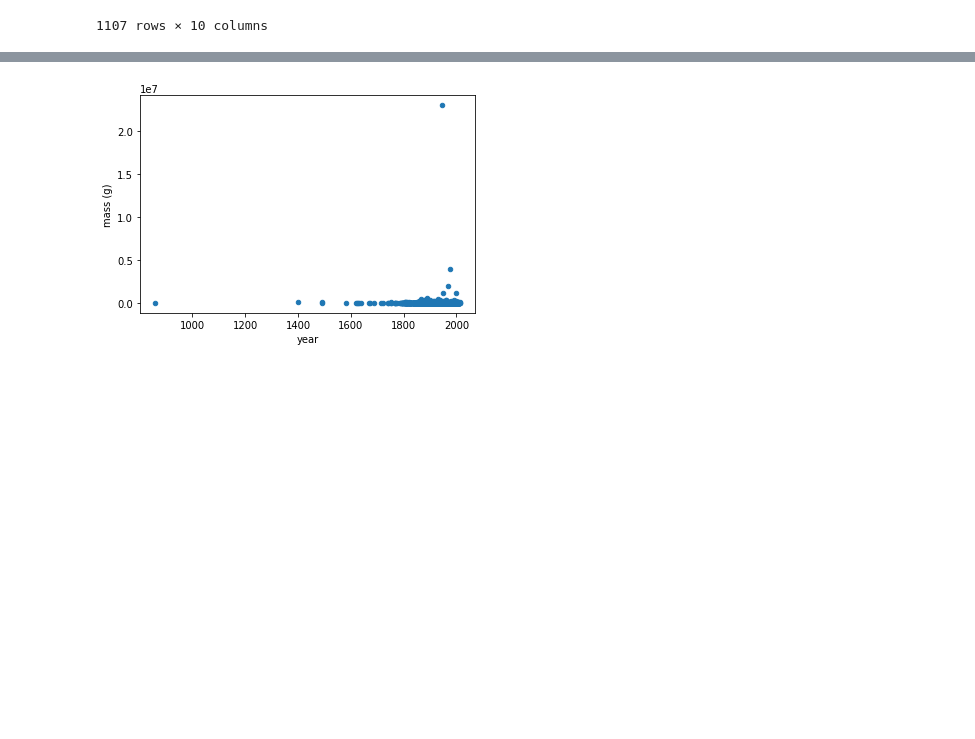
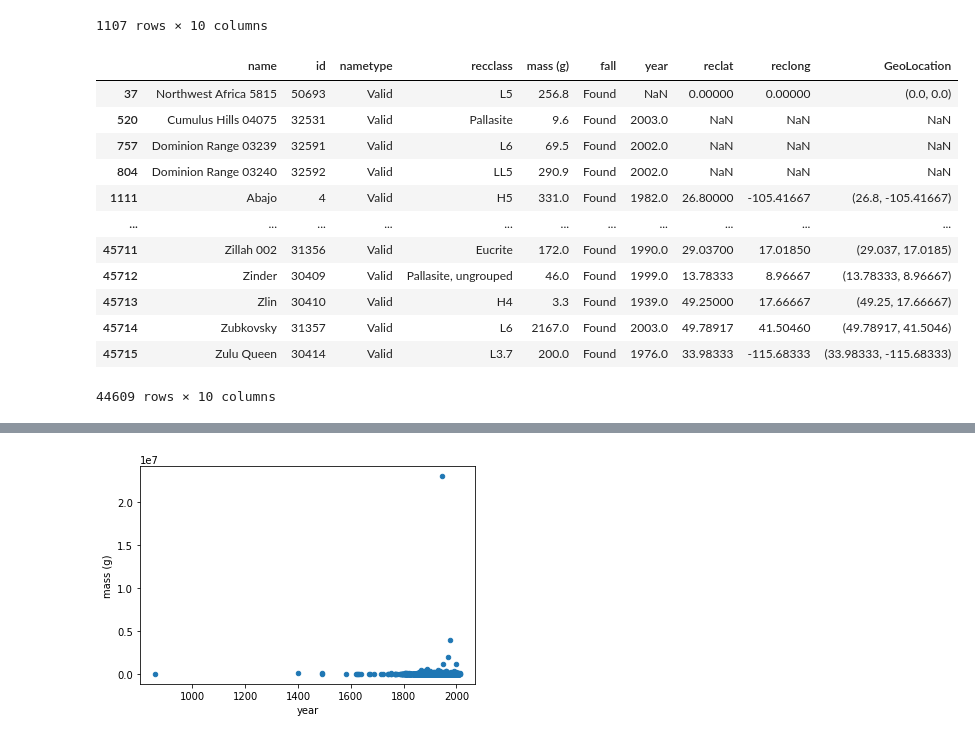
Before and after one commit to TheOceanMan7/meteorite-data, a Jupyter notebook: Meteorite_Landings.ipynb, the cells around one changed output, grey strips where cells are left out. Saved outputs shown, nothing was run; the diff lists cells and outputs as text; code cells hidden in the pictures; blank space fills up the shorter version.

```diff
--- a/Meteorite_Landings.ipynb
+++ b/Meteorite_Landings.ipynb
@@ -17,3 +22,19 @@ fallen
 | 1109 | Zsadany | 30413 | Valid | H5 | 552.0 | Fell | 1875.0 | 46.93333 | 21.50000 | (46.93333, 21.5) |
 | 1110 | Zvonkov | 30415 | Valid | H6 | 2568.0 | Fell | 1955.0 | 50.20000 | 30.25000 | (50.2, 30.25) |
 1107 rows × 10 columns
+# %%
+found
+# %% [output]
+|  | name | id | nametype | recclass | mass (g) | fall | year | reclat | reclong | GeoLocation |
+| 37 | Northwest Africa 5815 | 50693 | Valid | L5 | 256.8 | Found | NaN | 0.00000 | 0.00000 | (0.0, 0.0) |
+| 520 | Cumulus Hills 04075 | 32531 | Valid | Pallasite | 9.6 | Found | 2003.0 | NaN | NaN | NaN |
+| 757 | Dominion Range 03239 | 32591 | Valid | L6 | 69.5 | Found | 2002.0 | NaN | NaN | NaN |
+| 804 | Dominion Range 03240 | 32592 | Valid | LL5 | 290.9 | Found | 2002.0 | NaN | NaN | NaN |
+| 1111 | Abajo | 4 | Valid | H5 | 331.0 | Found | 1982.0 | 26.80000 | -105.41667 | (26.8, -105.41667) |
+| ... | ... | ... | ... | ... | ... | ... | ... | ... | ... | ... |
+| 45711 | Zillah 002 | 31356 | Valid | Eucrite | 172.0 | Found | 1990.0 | 29.03700 | 17.01850 | (29.037, 17.0185) |
+| 45712 | Zinder | 30409 | Valid | Pallasite, ungrouped | 46.0 | Found | 1999.0 | 13.78333 | 8.96667 | (13.78333, 8.96667) |
+| 45713 | Zlin | 30410 | Valid | H4 | 3.3 | Found | 1939.0 | 49.25000 | 17.66667 | (49.25, 17.66667) |
+| 45714 | Zubkovsky | 31357 | Valid | L6 | 2167.0 | Found | 2003.0 | 49.78917 | 41.50460 | (49.78917, 41.5046) |
+| 45715 | Zulu Queen | 30414 | Valid | L3.7 | 200.0 | Found | 1976.0 | 33.98333 | -115.68333 | (33.98333, -115.68333) |
+44609 rows × 10 columns
```
Also changed, not shown: parts of 11 cells of this notebook, 1 other file.
